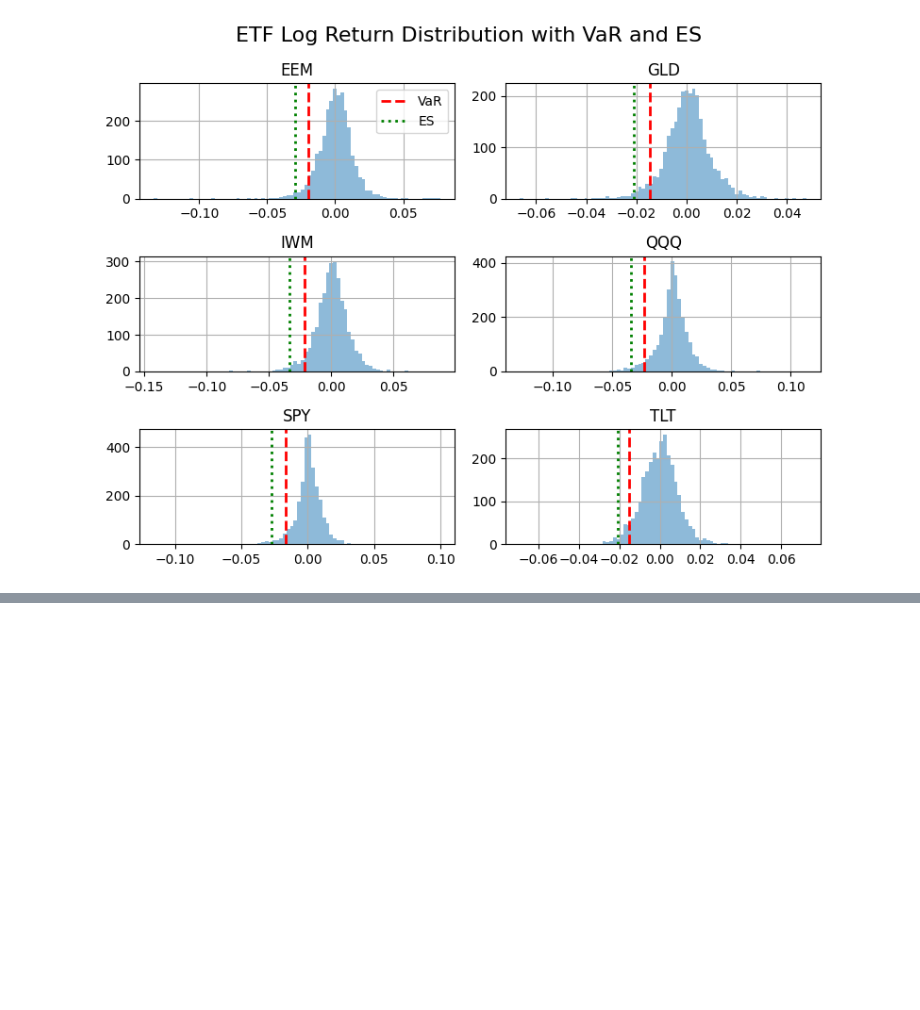
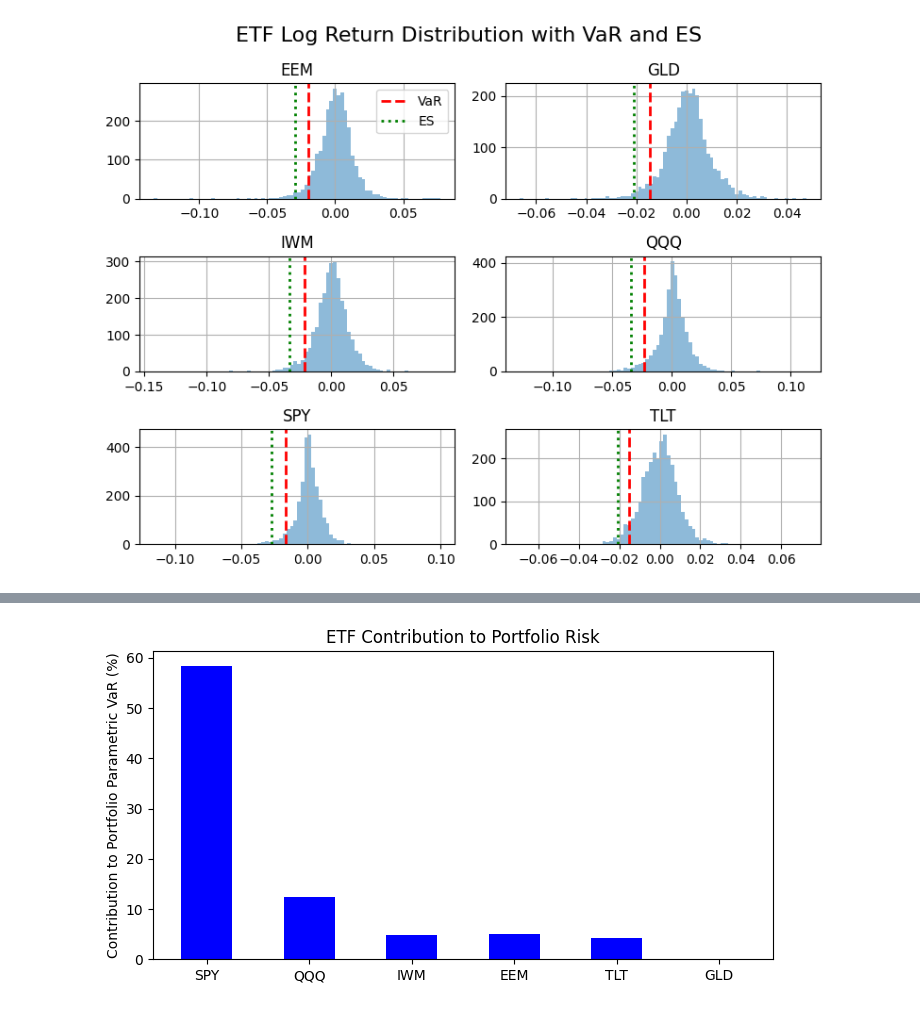
Before and after one commit to hsiuhsil/options_futures_derivatives, a Jupyter notebook: notebooks/Value at Risk and Expected Shortfall.ipynb, the cells around one changed output, grey strips where cells are left out. Cells and saved outputs as stored; diff of their text form; code cells hidden in the pictures; blank space fills up the shorter version.

```diff
--- a/notebooks/Value at Risk and Expected Shortfall.ipynb
+++ b/notebooks/Value at Risk and Expected Shortfall.ipynb
@@ -105,0 +203,8 @@ plt.show()
+# %%
+plt.figure(figsize=(8,4))
+plt.bar(tickers, prop_contrib*100, color='blue', width=0.5)
+plt.ylabel("Contribution to Portfolio Parametric VaR (%)")
+plt.title("ETF Contribution to Portfolio Risk")
+plt.show()
+# %% [output]
+[figure, added]
```
Also changed, not shown: parts of 6 cells of this notebook.
